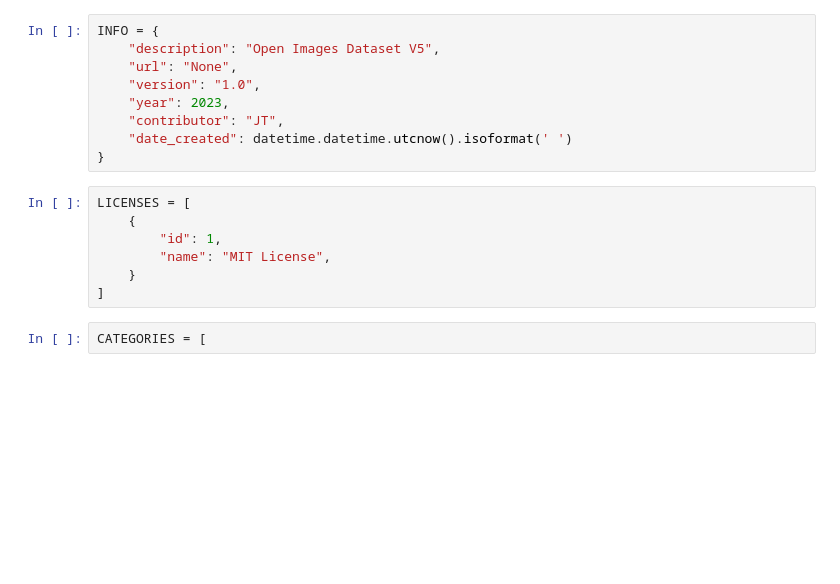
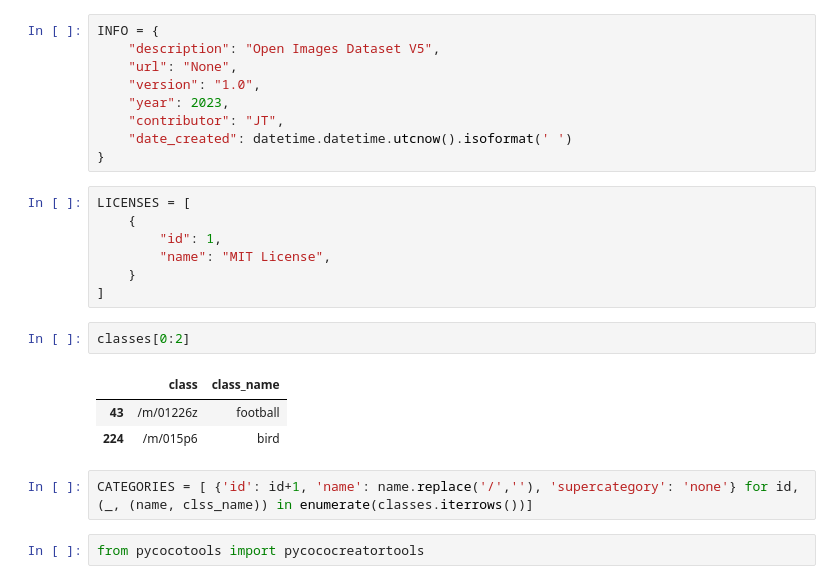
Before and after one commit to faetefilho/artificial-intelligence-portfolio-of-small-projects, a Jupyter notebook: portfolio/multi-object-instance-segmentation-and-other-applications/multi-object-instance-segmentation.ipynb, the cells around one changed output. Drawn from its saved outputs; the diff is of its cells as text; blank space fills up the shorter version.

```diff
--- a/portfolio/multi-object-instance-segmentation-and-other-applications/multi-object-instance-segmentation.ipynb
+++ b/portfolio/multi-object-instance-segmentation-and-other-applications/multi-object-instance-segmentation.ipynb
@@ -290,5 +285,13 @@ LICENSES = [
         "name": "MIT License",
     }
 ]
-# %%
-CATEGORIES = [
+# %%
+classes[0:2]
+# %% [output]
+|  | class | class_name |
+| 43 | /m/01226z | football |
+| 224 | /m/015p6 | bird |
+# %%
+CATEGORIES = [ {'id': id+1, 'name': name.replace('/',''), 'supercategory': 'none'} for id, (_, (name, clss_name)) in enumerate(classes.iterrows())]
+# %%
+from pycocotools import pycococreatortools
```
Also changed, not shown: parts of 11 cells of this notebook.
